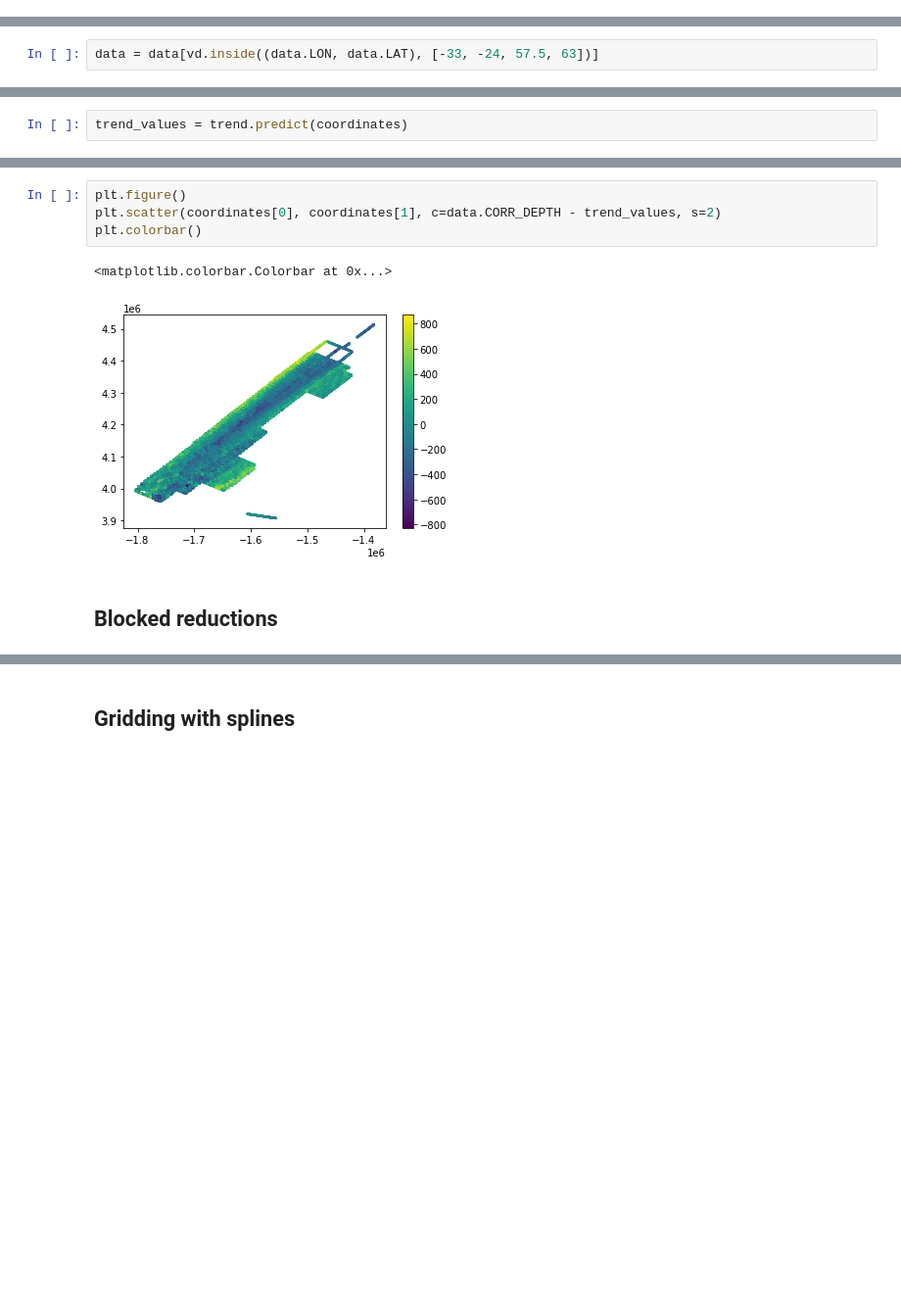
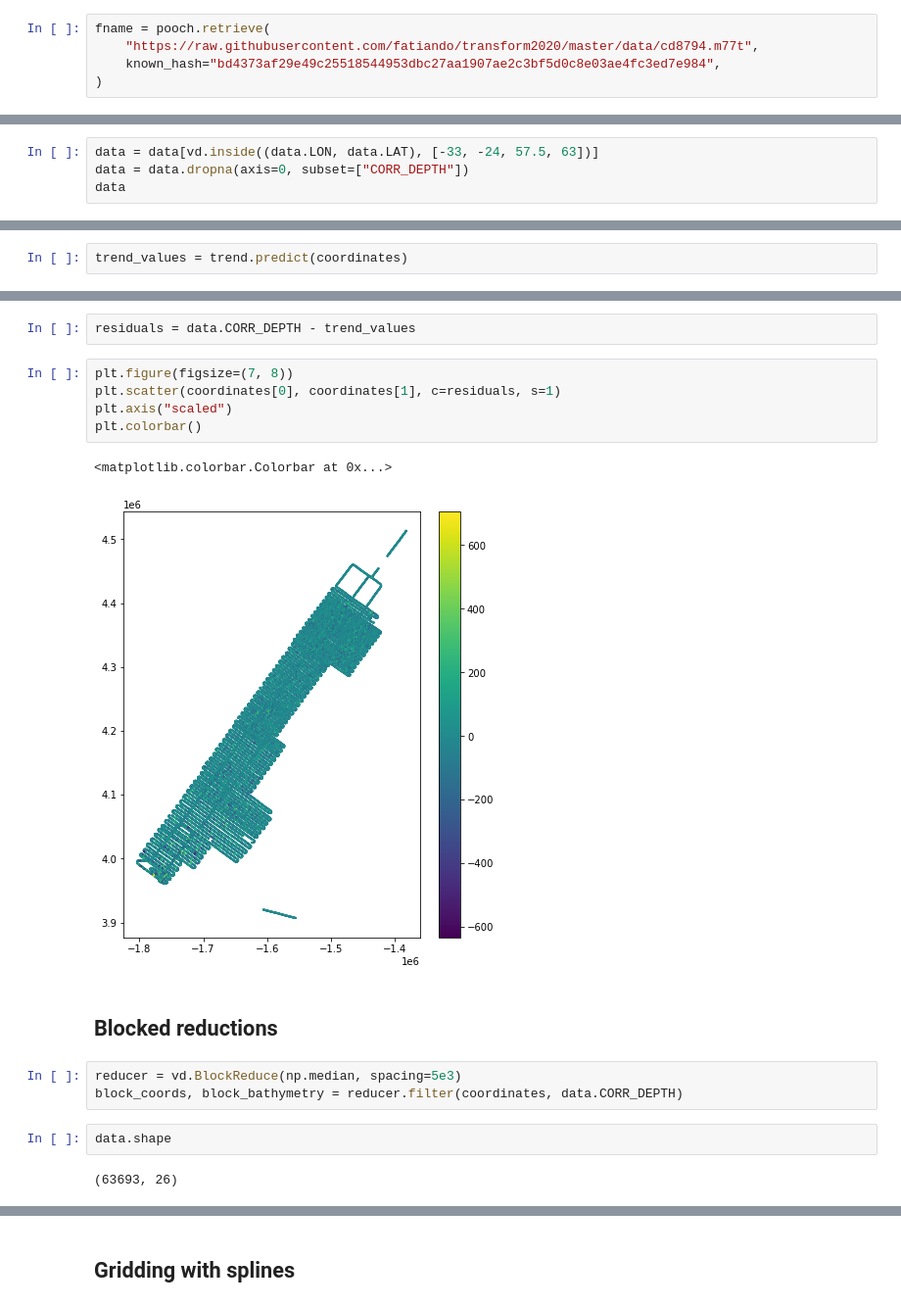
Before and after one commit to fatiando/transform2020, a Jupyter notebook: tutorial.ipynb, the cells around one changed output, grey strips where cells are left out. Shown: that part at 98% size. Cells and saved outputs as stored; diff of their text form; blank space fills up the shorter version.

```diff
--- a/tutorial.ipynb
+++ b/tutorial.ipynb
@@ -84,0 +56,5 @@ data
+# %%
+fname = pooch.retrieve(
+    "https://raw.githubusercontent.com/fatiando/transform2020/master/data/cd8794.m77t",
+    known_hash="bd4373af29e49c25518544953dbc27aa1907ae2c3bf5d0c8e03ae4fc3ed7e984",
+)
@@ -85,2 +85,4 @@ data
 # %%
 data = data[vd.inside((data.LON, data.LAT), [-33, -24, 57.5, 63])]
+data = data.dropna(axis=0, subset=["CORR_DEPTH"])
+data
@@ -131,11 +149,21 @@ plt.colorbar()
+# %%
+residuals = data.CORR_DEPTH - trend_values
 # %%
-plt.figure()
-plt.scatter(coordinates[0], coordinates[1], c=data.CORR_DEPTH - trend_values, s=2)
+plt.figure(figsize=(7, 8))
+plt.scatter(coordinates[0], coordinates[1], c=residuals, s=1)
+plt.axis("scaled")
 plt.colorbar()
 # %% [output]
 <matplotlib.colorbar.Colorbar at 0x...>
-[figure, old version]
+[figure, new version]
 # %% [markdown]
 <a id="reduction"></a>
 
 ## Blocked reductions
+# %%
+reducer = vd.BlockReduce(np.median, spacing=5e3)
+block_coords, block_bathymetry = reducer.filter(coordinates, data.CORR_DEPTH)
+# %%
+data.shape
+# %% [output]
+(63693, 26)
```
Also changed, not shown: parts of 17 cells of this notebook.
